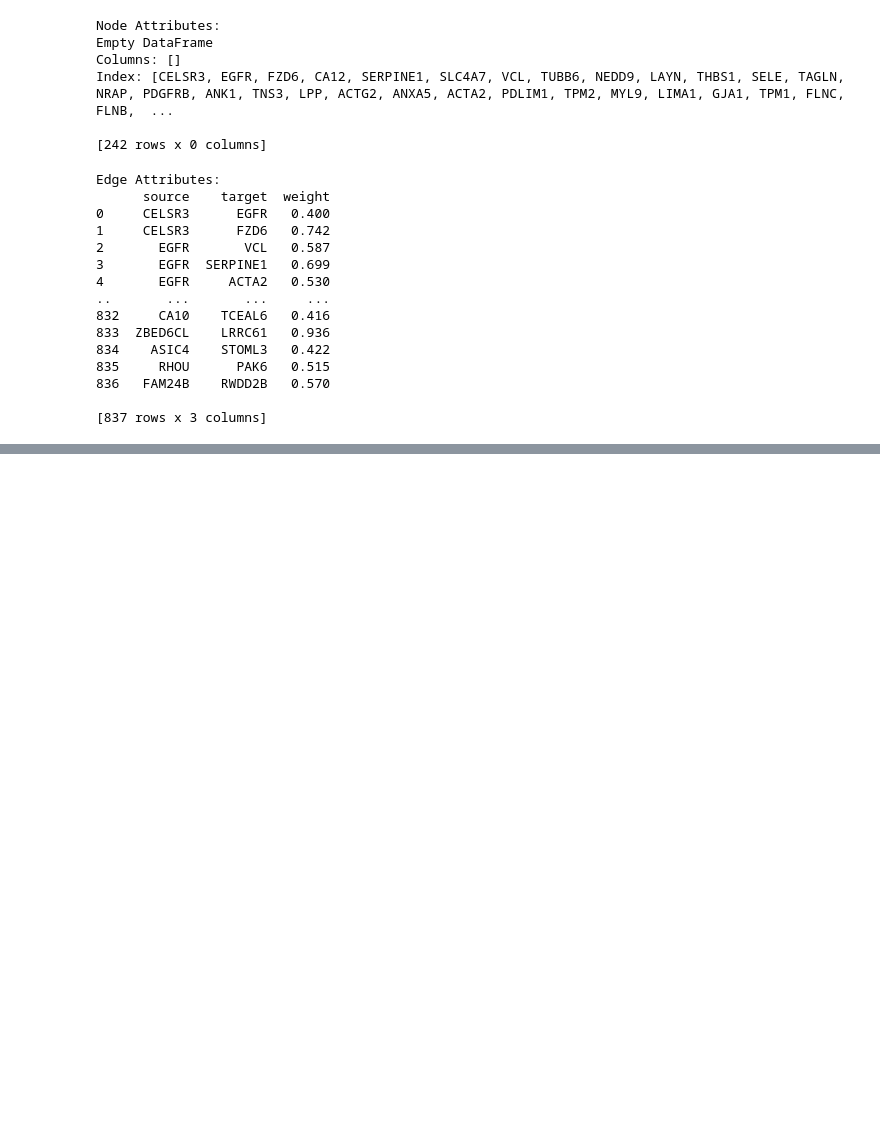
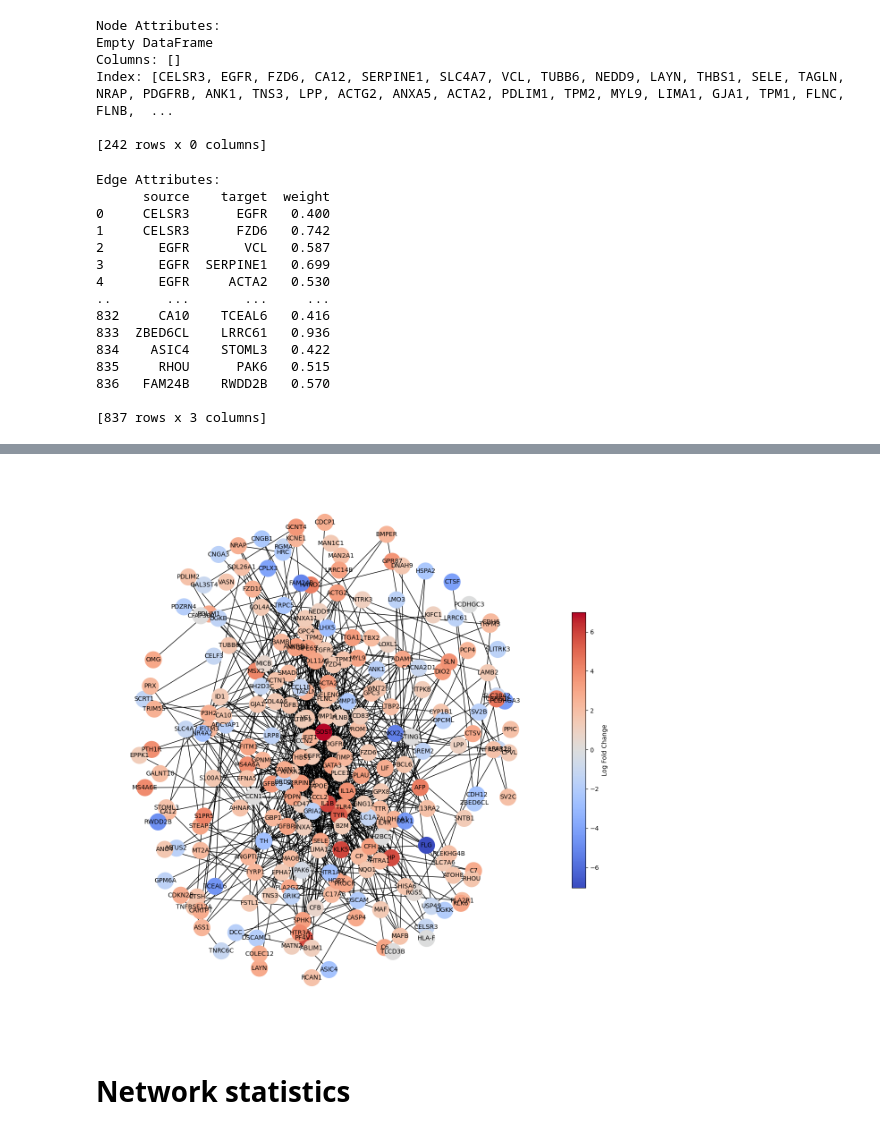
Before and after one commit to geogav/morphophen_networks_spatial, a Jupyter notebook: notebooks/MorphoPhen_Networks.ipynb, the cells around one changed output, grey strips where cells are left out. Saved outputs shown, nothing was run; the diff lists cells and outputs as text; code cells hidden in the pictures; blank space fills up the shorter version.

```diff
--- a/notebooks/MorphoPhen_Networks.ipynb
+++ b/notebooks/MorphoPhen_Networks.ipynb
@@ -276,0 +306,48 @@ AttributeError: module 'stringdb' has no attribute 'get_node_attributes'
+# %%
+import pandas as pd
+import networkx as nx
+import matplotlib.pyplot as plt
+import numpy as np
+from matplotlib import cm
+
+# Assuming 'df' is the DataFrame containing your differential expression data
+# and 'G' is your NetworkX graph with node names as gene symbols
+
+# Create a mapping from gene_symbol to Log_FoldChange
+gene_to_logfc = dict(zip(df['Gene_symbol'], df['Log_FoldChange']))
+
+# Add the Log_FoldChange values as node attributes in the graph
+for node in G.nodes():
+    if node in gene_to_logfc:  # Check if the node is in the gene_to_logfc mapping
+        G.nodes[node]['Log_FoldChange'] = gene_to_logfc[node]
+
+# Now, color the nodes based on their Log_FoldChange value
+logfc_values = [G.nodes[node].get('Log_FoldChange', 0) for node in G.nodes()]
+norm = plt.Normalize(min(logfc_values), max(logfc_values))  # Normalize the values
+colors = [cm.coolwarm(norm(logfc)) for logfc in logfc_values]  # Use continuous blue-to-red colormap
+
+# Set up the layout for the graph
+pos = nx.spring_layout(G, k=0.5, iterations=50)
+
+# Create a larger figure
+fig, ax = plt.subplots(figsize=(16, 16))
+
+# Draw the graph
+nx.draw(G, pos, with_labels=True, node_size=700, node_color=colors, font_size=10, ax=ax)
+
+# Optionally, draw edge labels if needed
+# edge_labels = nx.get_edge_attributes(G, 'weight')
+# nx.draw_networkx_edge_labels(G, pos, edge_labels=edge_labels, ax=ax)
+
+# Add a continuous color bar with a title and adjust its size using the shrink parameter
+sm = plt.cm.ScalarMappable(cmap="coolwarm", norm=norm)  # Create a ScalarMappable object
+sm.set_array([])  # Associate an empty array (required)
+cbar = fig.colorbar(sm, ax=ax, shrink=0.5, pad=0.04)  # shrink the color bar to 50% of its size
+cbar.set_label("Log Fold Change")  # Set the color bar title
+
+# Show the plot
+plt.show()
+# %% [output]
+[figure, added]
+# %% [markdown]
+# Network statistics
```
Also changed, not shown: parts of 5 cells of this notebook.
